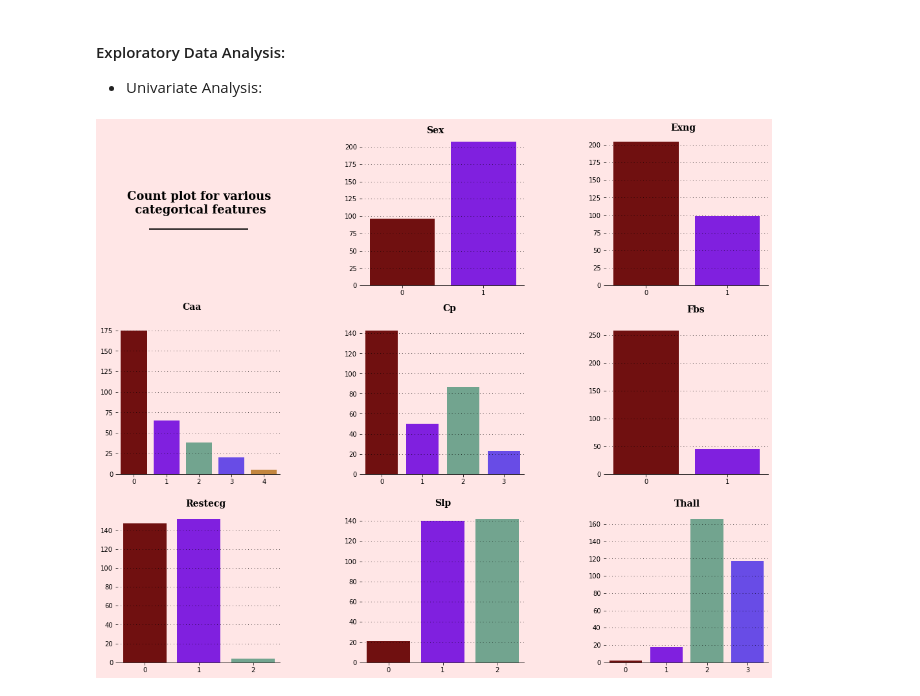
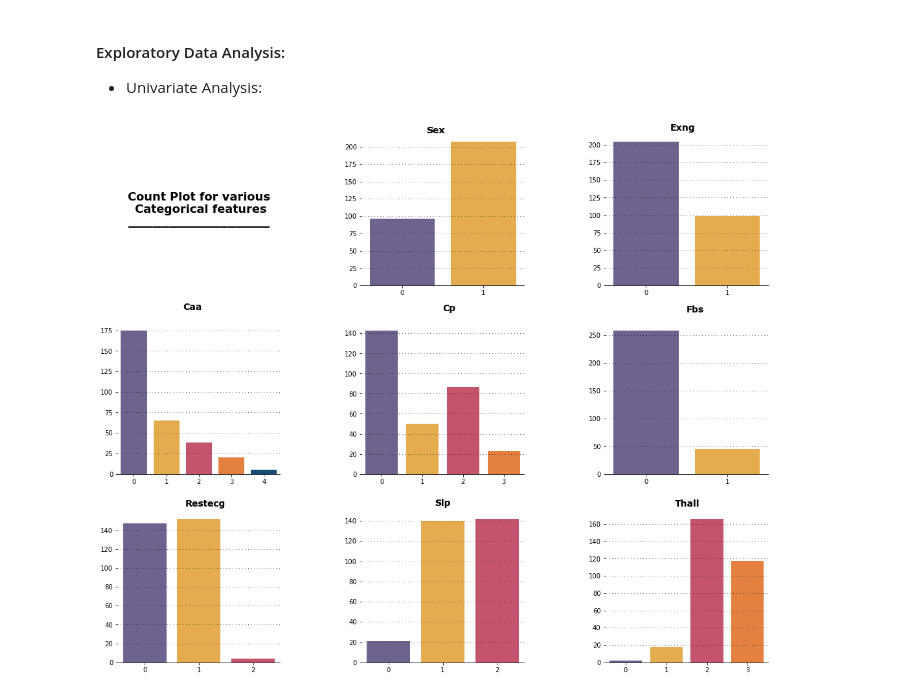
Before and after one commit to atalebizadeh/Examples, a Jupyter notebook: Heart Attack Prediction/Heart Attack Prediction.ipynb, the cells around one changed output. Cells and saved outputs as stored; diff of their text form; code cells hidden in the pictures.

```diff
--- a/Heart Attack Prediction/Heart Attack Prediction.ipynb
+++ b/Heart Attack Prediction/Heart Attack Prediction.ipynb
@@ -136,8 +136,8 @@ ax6 = fig.add_subplot(gs[2,0])
 ax7 = fig.add_subplot(gs[2,1])
 ax8 = fig.add_subplot(gs[2,2])
 
-background_color = "#ffe6e6"
-color_palette = ["#800000","#8000ff","#6aac90","#5833ff","#da8829"]
+background_color = "#FFFFFF"
+color_palette = ["#6b5b95","#feb236","#d64161","#ff7b25","#034f84"]
 fig.patch.set_facecolor(background_color)
 ax0.set_facecolor(background_color)
 ax1.set_facecolor(background_color)
@@ -158,77 +158,77 @@ ax0.tick_params(left=False, bottom=False)
 ax0.set_xticklabels([])
 ax0.set_yticklabels([])
 ax0.text(0.5,0.5,
-         'Count plot for various\n categorical features\n_________________',
+         'Count Plot for various\n Categorical features\n_________________',
          horizontalalignment='center',
          verticalalignment='center',
          fontsize=18, fontweight='bold',
-         fontfamily='serif',
+         fontfamily='Verdana',
          color="#000000")
 
 # Sex count
-ax1.text(0.3, 220, 'Sex', fontsize=14, fontweight='bold', fontfamily='serif', color="#000000")
+ax1.text(0.3, 220, 'Sex', fontsize=14, fontweight='bold', fontfamily='Verdana', color="#000000")
 ax1.grid(color='#000000', linestyle=':', axis='y', zorder=0,  dashes=(1,5))
 sns.countplot(ax=ax1,data=df,x='sex',palette=color_palette)
 ax1.set_xlabel("")
 ax1.set_ylabel("")
 
 # Exng count
-ax2.text(0.3, 220, 'Exng', fontsize=14, fontweight='bold', fontfamily='serif', color="#000000")
+ax2.text(0.3, 220, 'Exng', fontsize=14, fontweight='bold', fontfamily='Verdana', color="#000000")
 ax2.grid(color='#000000', linestyle=':', axis='y', zorder=0,  dashes=(1,5))
 sns.countplot(ax=ax2,data=df,x='exng',palette=color_palette)
 ax2.set_xlabel("")
 ax2.set_ylabel("")
 
 # Caa count
-ax3.text(1.5, 200, 'Caa', fontsize=14, fontweight='bold', fontfamily='serif', color="#000000")
+ax3.text(1.5, 200, 'Caa', fontsize=14, fontweight='bold', fontfamily='Verdana', color="#000000")
 ax3.grid(color='#000000', linestyle=':', axis='y', zorder=0,  dashes=(1,5))
 sns.countplot(ax=ax3,data=df,x='caa',palette=color_palette)
 ax3.set_xlabel("")
 ax3.set_ylabel("")
 
 # Cp count
-ax4.text(1.5, 162, 'Cp', fontsize=14, fontweight='bold', fontfamily='serif', color="#000000")
+ax4.text(1.5, 162, 'Cp', fontsize=14, fontweight='bold', fontfamily='Verdana', color="#000000")
 ax4.grid(color='#000000', linestyle=':', axis='y', zorder=0,  dashes=(1,5))
 sns.countplot(ax=ax4,data=df,x='cp',palette=color_palette)
 ax4.set_xlabel("")
 ax4.set_ylabel("")
 
 # Fbs count
-ax5.text(0.5, 290, 'Fbs', fontsize=14, fontweight='bold', fontfamily='serif', color="#000000")
+ax5.text(0.5, 290, 'Fbs', fontsize=14, fontweight='bold', fontfamily='Verdana', color="#000000")
 ax5.grid(color='#000000', linestyle=':', axis='y', zorder=0,  dashes=(1,5))
 sns.countplot(ax=ax5,data=df,x='fbs',palette=color_palette)
 ax5.set_xlabel("")
 ax5.set_ylabel("")
 
 # Restecg count
-ax6.text(0.75, 165, 'Restecg', fontsize=14, fontweight='bold', fontfamily='serif', color="#000000")
+ax6.text(0.75, 165, 'Restecg', fontsize=14, fontweight='bold', fontfamily='Verdana', color="#000000")
 ax6.grid(color='#000000', linestyle=':', axis='y', zorder=0,  dashes=(1,5))
 sns.countplot(ax=ax6,data=df,x='restecg',palette=color_palette)
 ax6.set_xlabel("")
 ax6.set_ylabel("")
 
 # Slp count
-ax7.text(0.85, 155, 'Slp', fontsize=14, fontweight='bold', fontfamily='serif', color="#000000")
+ax7.text(0.85, 155, 'Slp', fontsize=14, fontweight='bold', fontfamily='Verdana', color="#000000")
 ax7.grid(color='#000000', linestyle=':', axis='y', zorder=0,  dashes=(1,5))
 sns.countplot(ax=ax7,data=df,x='slp',palette=color_palette)
 ax7.set_xlabel("")
 ax7.set_ylabel("")
 
 # Thall count
-ax8.text(1.2, 180, 'Thall', fontsize=14, fontweight='bold', fontfamily='serif', color="#000000")
+ax8.text(1.2, 180, 'Thall', fontsize=14, fontweight='bold', fontfamily='Verdana', color="#000000")
 ax8.grid(color='#000000', linestyle=':', axis='y', zorder=0,  dashes=(1,5))
 sns.countplot(ax=ax8,data=df,x='thall',palette=color_palette)
 ax8.set_xlabel("")
 ax8.set_ylabel("")
 
 for s in ["top","right","left"]:
     ax1.spines[s].set_visible(False)
     ax2.spines[s].set_visible(False)
     ax3.spines[s].set_visible(False)
     ax4.spines[s].set_visible(False)
     ax5.spines[s].set_visible(False)
     ax6.spines[s].set_visible(False)
     ax7.spines[s].set_visible(False)
     ax8.spines[s].set_visible(False)
 # %% [output]
-[figure, old version]
+[figure, new version]
```
Also changed, not shown: parts of 1 cell of this notebook.
